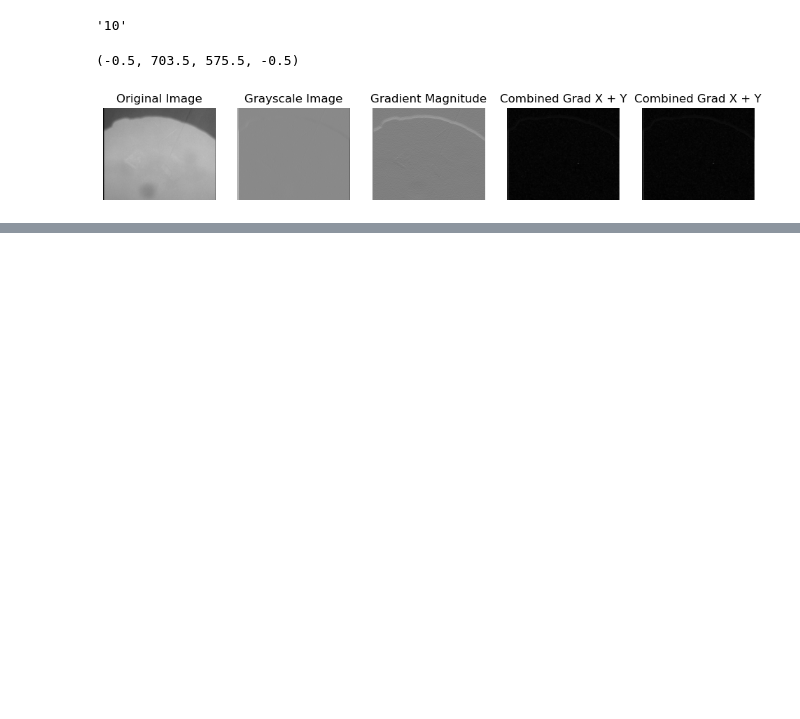
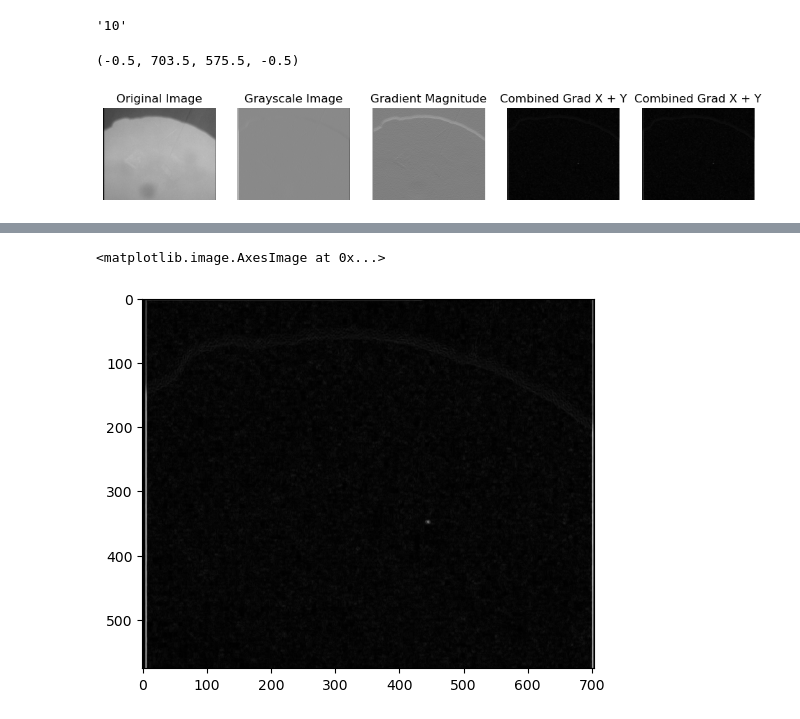
Before and after one commit to muthuganeshece/CVProjects, a Jupyter notebook: SodiumDisposal/Notebook/VisibilityEstimation.ipynb, the cells around one changed output, grey strips where cells are left out. Drawn from its saved outputs; the diff is of its cells as text; code cells hidden in the pictures; blank space fills up the shorter version.

```diff
--- a/SodiumDisposal/Notebook/VisibilityEstimation.ipynb
+++ b/SodiumDisposal/Notebook/VisibilityEstimation.ipynb
@@ -104,0 +95,5 @@ grad_mag_norm.flatten().sum()
+# %%
+plt.imshow(grad_mag_norm, cmap='gray')
+# %% [output]
+<matplotlib.image.AxesImage at 0x...>
+[figure, added]
```
Also changed, not shown: parts of 14 cells of this notebook.
